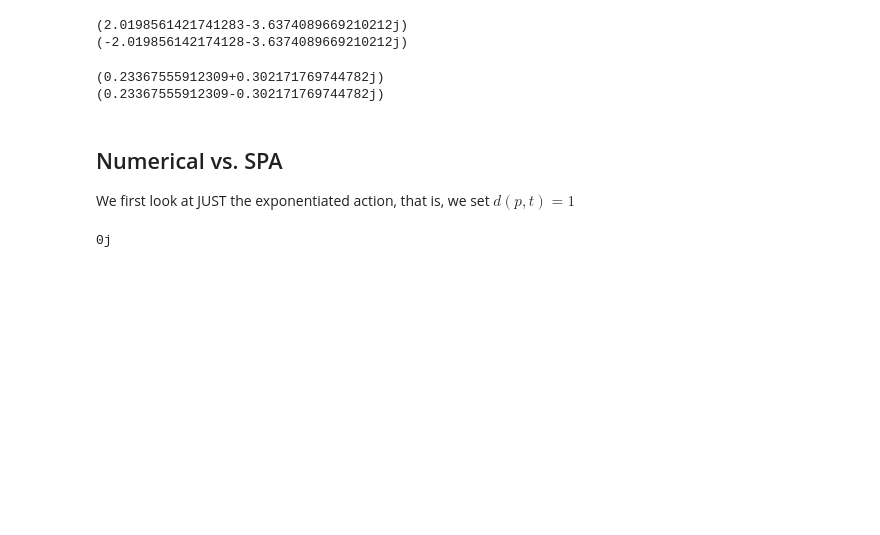
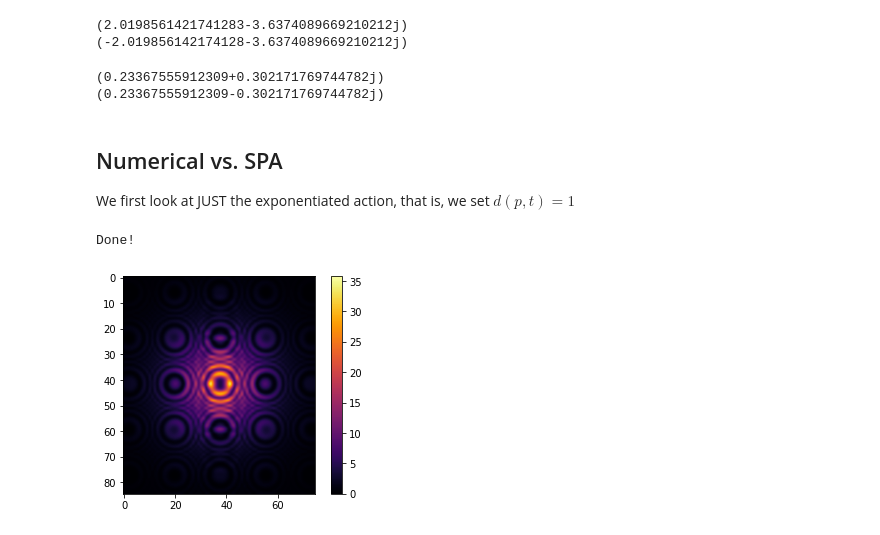
Before and after one commit to EmilHansen1/SFA_OAM_Linear, a Jupyter notebook: test_plots.py.ipynb, the cells around one changed output. Cells and saved outputs as stored; diff of their text form; code cells hidden in the pictures; blank space fills up the shorter version.

```diff
--- a/test_plots.py.ipynb
+++ b/test_plots.py.ipynb
@@ -331,13 +331,13 @@ print(clm_array[1,4,2])
 We first look at JUST the exponentiated action, that is, we set $d(p,t)=1$
 # %%
 omega = 0.057     # Frequency of light
-Up = 0.22         # Ponderomotive potential
+Up = 0.44         # Ponderomotive potential
 CEP = np.pi/2
-Ip = 0.45
+Ip = 0.35
 
 sfa = SFA_Lin.SFALinearPulse(Ip, Up, omega, 2, CEP, "None", 1000, 1, 1)
 # %%
-dp = 4./80
+dp = 4./100
 pzList = np.arange(-1.7, 1.7, dp)
 pxList = np.arange(-1.5, 1.5, dp)
 pzGrid, pxGrid = np.meshgrid(pzList, pxList)
@@ -345,12 +345,16 @@ py = 0.
 
 M_grid = np.array(pool.starmap(sfa.Mxz_List, zip(pxGrid, repeat(py), pzGrid)))
 print('Done!')
+# %% [output]
+Done!
 # %%
 duh = np.flip(np.abs(M_grid.T), 0)**2
 da_max = np.max(duh)
-plt.imshow(duh, cmap='inferno', interpolation='bicubic', norm=LogNorm(vmin=da_max*1e-2, vmax=da_max))
+plt.figure(facecolor='white')
+plt.imshow(duh, cmap='inferno', interpolation='bicubic')#, norm=LogNorm(vmin=da_max*1e-8, vmax=da_max))
+plt.colorbar()
 plt.show()
+# %% [output]
+[figure, added]
 # %%
 print(np.max(M_grid))
-# %% [output]
-0j
```
Also changed, not shown: 1 other file.
